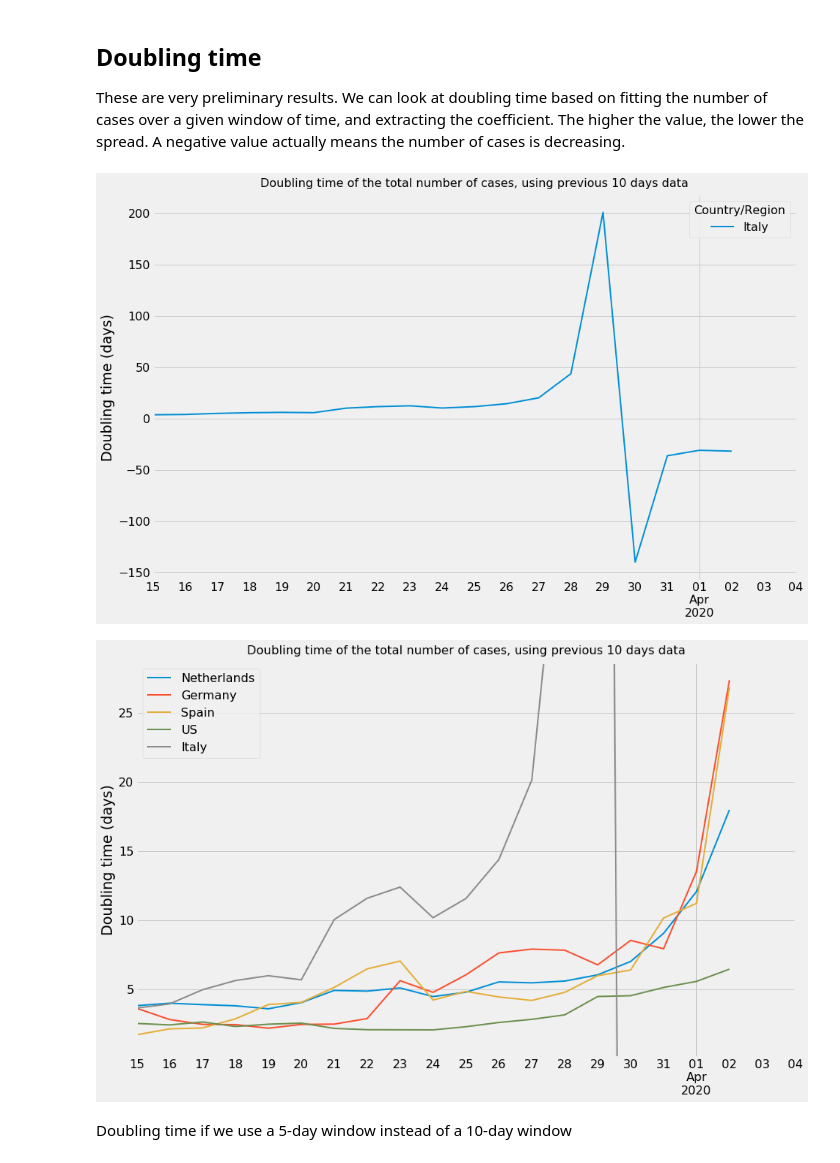
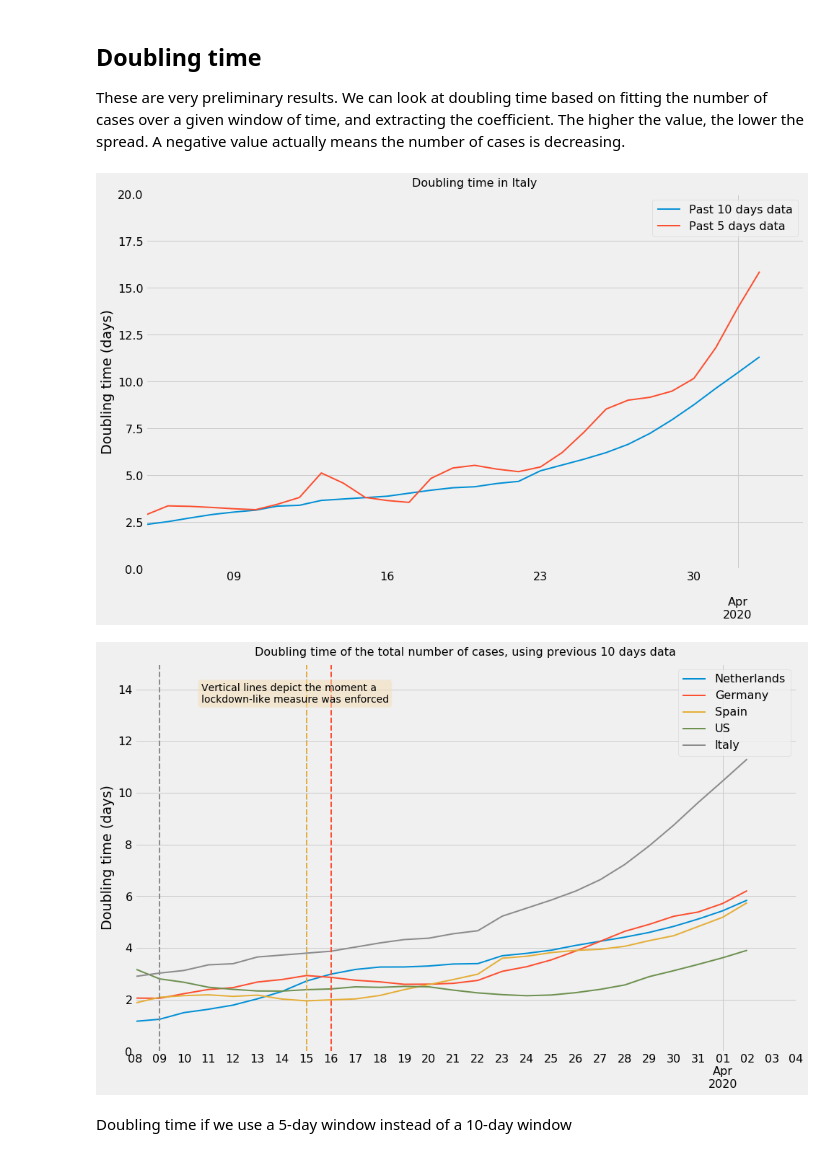
Before and after one commit to aquilesC/Covid-19-Jupyter-Notebook, a Jupyter notebook: Covid_Time_Series.ipynb, the cells around one changed output. Cells and saved outputs as stored; diff of their text form; code cells hidden in the pictures.

Commit message:
New data

```diff
--- a/Covid_Time_Series.ipynb
+++ b/Covid_Time_Series.ipynb
@@ -264,10 +273,12 @@ ax.legend(['Italy (refernce timeline)',
            f'Netherlands - {time_shifts["Netherlands"]}$\,$days'])
 ax.set_xlim('2020-02-17', datetime.today())
 ax.set_ylabel('Cumulative Cases')
-ax.axvline(x=lockdowns['Italy'], linestyle='--')
-ax.axvline(x=lockdowns['Spain']-pd.to_timedelta(time_shifts['Spain'], unit='d'), color='#348ABD', linestyle='--')
-ax.axvline(x=lockdowns['Germany']-pd.to_timedelta(time_shifts['Germany'], unit='d'), color='#988ED5', linestyle='--')
-ax.axvline(x=lockdowns['Netherlands']-pd.to_timedelta(time_shifts['Netherlands'], unit='d'), color='#777777', linestyle='--')
+colors = iter(plt.rcParams['axes.prop_cycle'])
+ax.axvline(x=lockdowns['Italy'], linestyle='--', color=next(colors)['color'])
+ax.axvline(x=lockdowns['Spain']-pd.to_timedelta(time_shifts['Spain'], unit='d'), color=next(colors)['color'], linestyle='--')
+ax.axvline(x=lockdowns['Germany']-pd.to_timedelta(time_shifts['Germany'], unit='d'), color=next(colors)['color'], linestyle='--')
+ax.axvline(x=lockdowns['Netherlands']-pd.to_timedelta(time_shifts['Netherlands'], unit='d'), color=next(colors)['color'], linestyle='--')
 if SAVE_FIGURES:
+    plt.tight_layout()
     plt.savefig('Figures/Europe_countries_shifted_lin_lin_with_lockdowns.png')
 # %% [output]
@@ -307,9 +319,11 @@ ax.legend([
     'Italy (reference timeline)',
     f'Argentina - {time_shifts["Argentina"]}$\,$days',
 ])
-ax.axvline(x=lockdowns['Italy'], linestyle='--')
-ax.axvline(x=lockdowns['Argentina']-pd.to_timedelta(time_shifts['Argentina'], unit='d'), color='#348ABD', linestyle='--')
+colors = iter(plt.rcParams['axes.prop_cycle'])
+ax.axvline(x=lockdowns['Italy'], linestyle='--', color=next(colors)['color'])
+ax.axvline(x=lockdowns['Argentina']-pd.to_timedelta(time_shifts['Argentina'], unit='d'), color=next(colors)['color'], linestyle='--')
 ax.set_ylabel('Cumulative Cases')
 if SAVE_FIGURES:
+    plt.tight_layout()
     plt.savefig('Figures/Argentina_Italy_log_lin_with_lockdowns.png')
 # %% [output]
@@ -324,9 +338,11 @@ ax.legend([
     'Italia (referencia temporal)',
     f'Argentina - {time_shifts["Argentina"]}$\,$días',
 ])
-ax.axvline(x=lockdowns['Italy'], linestyle='--')
-ax.axvline(x=lockdowns['Argentina']-pd.to_timedelta(time_shifts['Argentina'], unit='d'), color='#348ABD', linestyle='--')
+colors = iter(plt.rcParams['axes.prop_cycle'])
+ax.axvline(x=lockdowns['Italy'], linestyle='--', color=next(colors)['color'])
+ax.axvline(x=lockdowns['Argentina']-pd.to_timedelta(time_shifts['Argentina'], unit='d'), color=next(colors)['color'], linestyle='--')
 ax.set_ylabel('Casos Acumulados')
 if SAVE_FIGURES:
+    plt.tight_layout()
     plt.savefig('Figures/Es/Argentina_Italy_log_lin_with_lockdowns.png')
 # %% [output]
@@ -341,9 +357,11 @@ ax.legend([
     'Italy (reference timeline)',
     f'Argentina - {time_shifts["Argentina"]}$\,$days',
 ])
-ax.axvline(x=lockdowns['Italy'], linestyle='--')
-ax.axvline(x=lockdowns['Argentina']-pd.to_timedelta(time_shifts['Argentina'], unit='d'), color='#348ABD', linestyle='--')
+colors = iter(plt.rcParams['axes.prop_cycle'])
+ax.axvline(x=lockdowns['Italy'], linestyle='--', color=next(colors)['color'])
+ax.axvline(x=lockdowns['Argentina']-pd.to_timedelta(time_shifts['Argentina'], unit='d'), color=next(colors)['color'], linestyle='--')
 ax.set_ylabel('Cumulative Cases')
 if SAVE_FIGURES:
+    plt.tight_layout()
     plt.savefig('Figures/Argentina_Italy_lin_lin_with_lockdowns.png')
 # %% [output]
@@ -354,28 +372,41 @@ These are very preliminary results. We can look at doubling time based on fittin
 # %%
 countries = ['Italy']
 ax = doubling_times_10_day[countries].plot()
-ax.set_xlim(datetime(2020,3,15), datetime.today())
+doubling_times_5_day[countries].plot(ax=ax)
+ax.set_xlim(datetime(2020,3,5), datetime.today())
 ax.set_ylabel('Doubling time (days)')
-title_text = 'Doubling time of the total number of cases, using previous 10 days data'
+title_text = 'Doubling time in Italy'
 ax.text(0.5, 1.02, title_text, transform=ax.transAxes, horizontalalignment='center', fontsize=16)
+ax.set_ylim(0, 20)
+ax.legend(['Past 10 days data', 'Past 5 days data'])
 if SAVE_FIGURES:
-    plt.savefig('Figures/Doubling_Time_Ita_10_day.png')
+    plt.tight_layout()
+    plt.savefig('Figures/Doubling_Time_Ita_10__5_day.png')
 # %% [output]
-[figure, old version]
+[figure, new version]
 # %%
-countries = ['Netherlands', 'Germany', 'Spain', 'US']
+countries = ['Netherlands', 'Germany', 'Spain', 'US', 'Italy']
 ax = doubling_times_10_day[countries].plot()
 ylim = ax.get_ylim()
 ax.set_ylabel('Doubling time (days)')
 title_text = 'Doubling time of the total number of cases, using previous 10 days data'
-doubling_times_10_day['Italy'].plot(ax=ax)
+
+for i, country in enumerate(countries):
+    if country in lockdowns:
+        ax.axvline(x=lockdowns[country], linestyle='--', color=list(plt.rcParams['axes.prop_cycle'])[i]['color'])
+
 ax.set_ylim(ylim)
-ax.set_xlim(datetime(2020,3,15), datetime.today())
+ax.set_xlim(datetime(2020,3,8), datetime.today())
+ax.set_ylim(0, 15)
 ax.text(0.5, 1.02, title_text, transform=ax.transAxes, horizontalalignment='center', fontsize=16)
-ax.legend(countries + ['Italy'])
+ax.legend(countries)
+lockdown_text = 'Vertical lines depict the moment a \nlockdown-like measure was enforced'
+props = dict(boxstyle='round', facecolor='wheat', alpha=0.5)
+t1 = ax.text(.1, .9, lockdown_text, transform=ax.transAxes, fontsize=14, bbox=props)
 if SAVE_FIGURES:
+    plt.tight_layout()
     plt.savefig('Figures/Doubling_Time_Net_Ger_Spa_US_Ita_10_day.png')
 # %% [output]
-[figure, old version]
+[figure, new version]
 # %% [markdown]
 Doubling time if we use a 5-day window instead of a 10-day window
```
Also changed, not shown: parts of 59 cells of this notebook, 51 other files.
